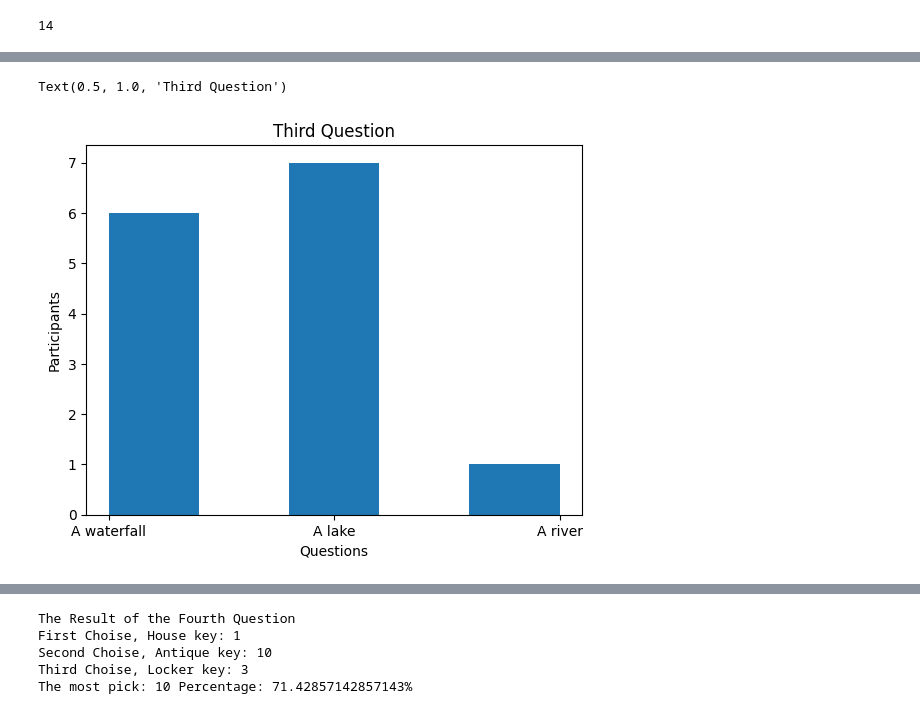
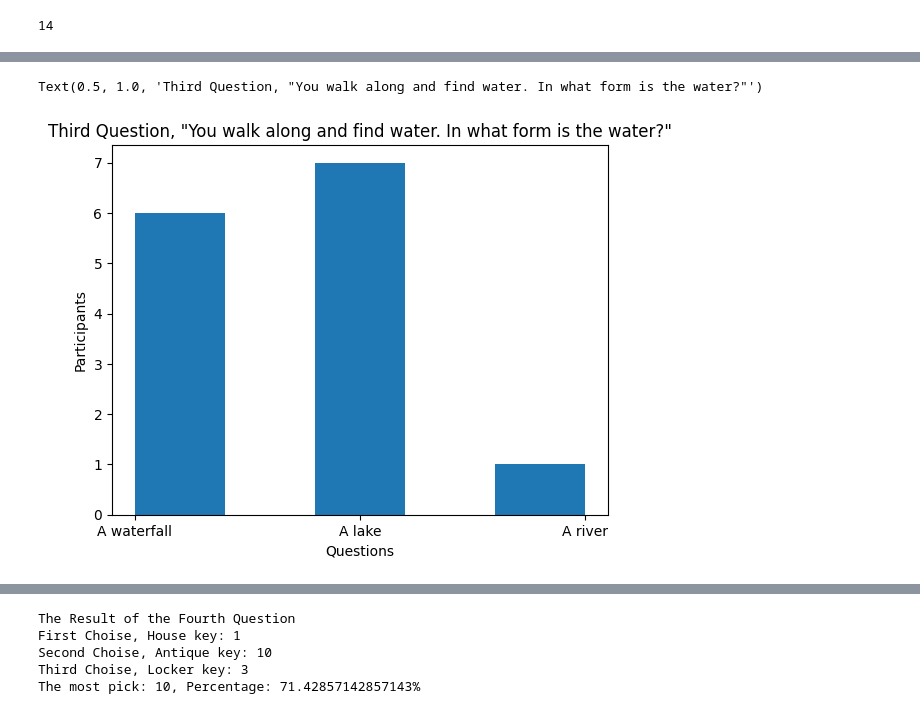
Before and after one commit to jyhun93/DataAmongUs_Yonghun_Jung, a Jupyter notebook: YongChart.ipynb, the cells around one changed output, grey strips where cells are left out. Saved outputs shown, nothing was run; the diff lists cells and outputs as text; code cells hidden in the pictures.

```diff
--- a/YongChart.ipynb
+++ b/YongChart.ipynb
@@ -202,11 +238,11 @@ The most pick: 7 Percentage: 50.0%
 # %%
 plt.hist(thirdQ, bins = 5)
 plt.xlabel('Questions')
 plt.ylabel('Participants')
-plt.title('Third Question')
+plt.title('Third Question, "You walk along and find water. In what form is the water?"')
 # %% [output]
-Text(0.5, 1.0, 'Third Question')
+Text(0.5, 1.0, 'Third Question, "You walk along and find water. In what form is the water?"')
-[figure, old version]
+[figure, new version]
 # %%
 thirdQ
 # %% [output]
@@ -253,10 +289,10 @@ print("First Choise, House key: " + str(num0))
 print("Second Choise, Antique key: " + str(num1))
 print("Third Choise, Locker key: " + str(num2))
 
-print("The most pick: " + str(largestNum(num0, num1, num2)), "Percentage: " + str(100 / (totalPar/largestNum(num0, num1, num2))) + "%")
+print("The most pick: " + str(largestNum(num0, num1, num2)) + "," + " Percentage: " + str(100 / (totalPar/largestNum(num0, num1, num2))) + "%")
 # %% [output]
 The Result of the Fourth Question
 First Choise, House key: 1
 Second Choise, Antique key: 10
 Third Choise, Locker key: 3
-The most pick: 10 Percentage: 71.42857142857143%
+The most pick: 10, Percentage: 71.42857142857143%
```
Also changed, not shown: parts of 14 cells of this notebook.
